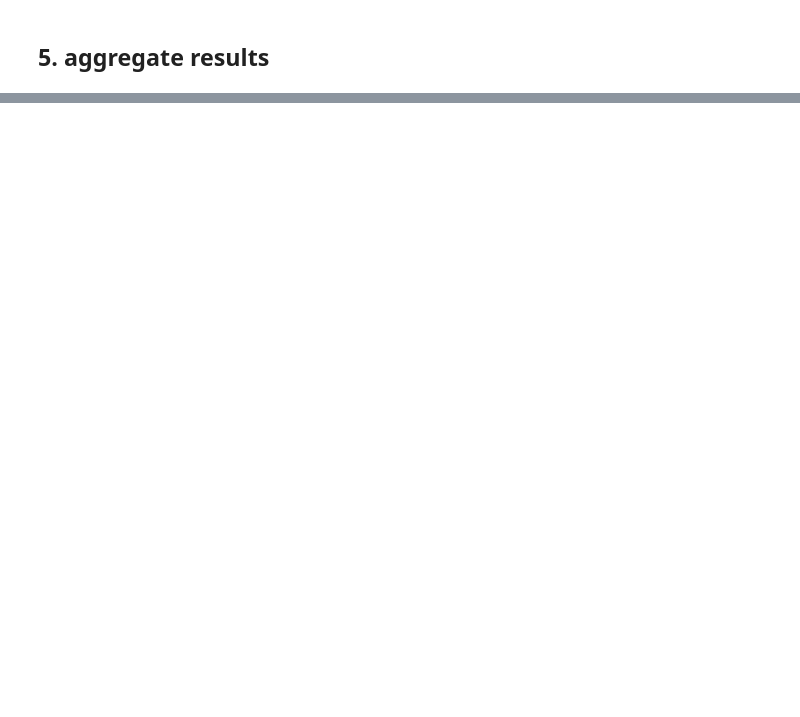
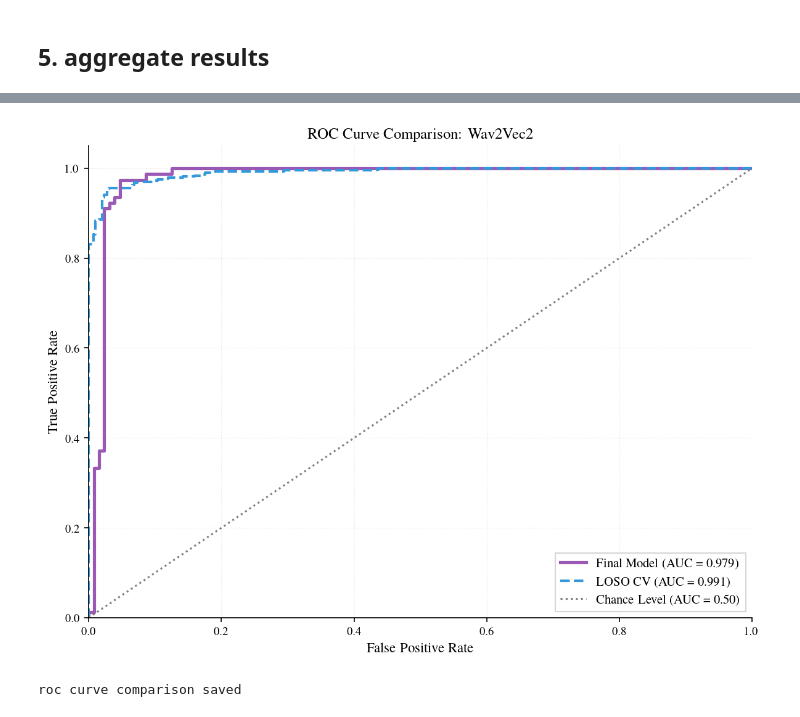
Before and after one commit to smayan-gowda/pd-interpretability, a Jupyter notebook: notebooks/colab/03_train_wav2vec2.ipynb, the cells around one changed output, grey strips where cells are left out. Saved outputs shown, nothing was run; the diff lists cells and outputs as text; code cells hidden in the pictures; blank space fills up the shorter version.

```diff
--- a/notebooks/colab/03_train_wav2vec2.ipynb
+++ b/notebooks/colab/03_train_wav2vec2.ipynb
@@ -1188,0 +1588,45 @@ else:
+# %%
+# figure: roc curve comparison (Final Model vs LOSO CV)
+from sklearn.metrics import roc_curve, auc
+
+fig, ax = plt.subplots(figsize=(8, 6))
+
+# fpr, tpr, roc_auc are from the cell immediately above
+ax.plot(fpr, tpr, color='#9b59b6', lw=2.5,
+        label=rf'Final Model (AUC = {roc_auc:.3f})')
+
+if 'all_labels' in locals() and 'all_probabilities' in locals():
+    fpr_cv, tpr_cv, _ = roc_curve(all_labels, all_probabilities)
+    roc_auc_cv = auc(fpr_cv, tpr_cv)
+    ax.plot(fpr_cv, tpr_cv, color='#3498db', lw=2, linestyle='--',
+            label=rf'LOSO CV (AUC = {roc_auc_cv:.3f})')
+
+# 3. chance Level
+ax.plot([0, 1], [0, 1], color='gray', lw=1.5, linestyle=':',
+        label=r'Chance Level (AUC = 0.50)')
+
+ax.set_xlim([0.0, 1.0])
+ax.set_ylim([0.0, 1.05])
+ax.set_xlabel(r'False Positive Rate', fontsize=11)
+ax.set_ylabel(r'True Positive Rate', fontsize=11)
+ax.set_title(r'ROC Curve Comparison: Wav2Vec2', fontsize=12)
+ax.legend(loc='lower right', fontsize=10)
+ax.grid(True, alpha=0.3, linestyle=':', linewidth=0.5)
+
+plt.tight_layout()
+
+# save figures
+plt.savefig(output_dir / 'roc_curve_comparison.png', dpi=300, bbox_inches='tight')
+plt.savefig(output_dir / 'roc_curve_comparison.pdf', dpi=300, bbox_inches='tight')
+
+main_fig_dir = project_root / 'results' / 'figures'
+main_fig_dir.mkdir(parents=True, exist_ok=True)
+plt.savefig(main_fig_dir / 'fig_p3_03_roc_curve_comparison.png', dpi=300, bbox_inches='tight')
+plt.savefig(main_fig_dir / 'fig_p3_03_roc_curve_comparison.pdf', dpi=300, bbox_inches='tight')
+
+plt.show()
+
+print(f"roc curve comparison saved")
+# %% [output]
+[figure, added]
+roc curve comparison saved
```
Also changed, not shown: parts of 36 cells of this notebook, 25 other files.
